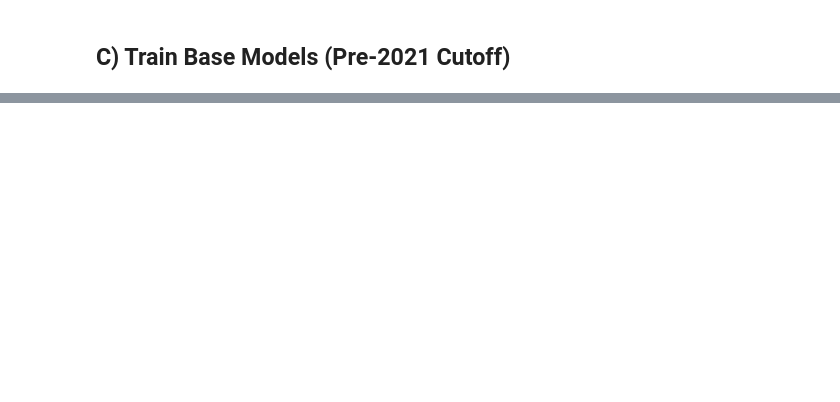
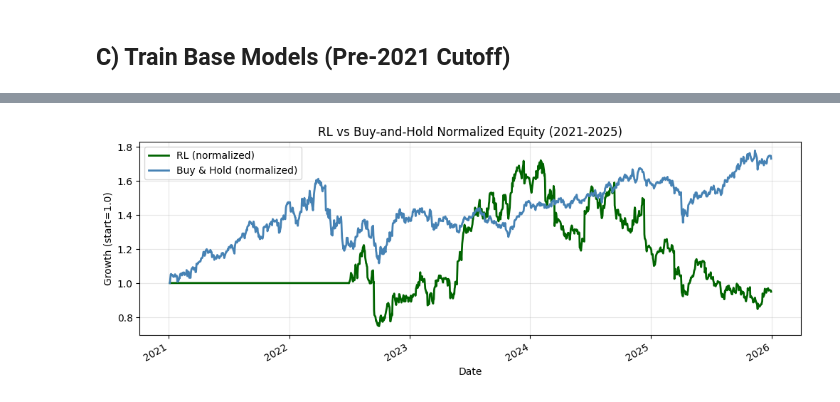
Before and after one commit to quantarb/optimal_trader, a Jupyter notebook: notebook_traditional_ml_backtest_from_2025.ipynb, the cells around one changed output, grey strips where cells are left out. Cells and saved outputs as stored; diff of their text form; code cells hidden in the pictures; blank space fills up the shorter version.

Commit message:
Refactor RL workflow/modules and unify backtest execution

```diff
--- a/notebook_traditional_ml_backtest_from_2025.ipynb
+++ b/notebook_traditional_ml_backtest_from_2025.ipynb
@@ -91,11 +125,16 @@ universe = tuple(build_large_liquid_universe_single_call(
     includeAllShareClasses=False,
     limit=10000,
 ))
+
+if APP_CFG["universe"]["size"] is not None:
+    universe = tuple(universe[: int(APP_CFG["universe"]["size"])])
+
+universe = universe
 if len(universe) == 0:
     raise RuntimeError("Screener returned 0 symbols.")
 
-START_DATE = "1980-01-01"
-END_DATE = BT_END.strftime("%Y-%m-%d")
+START_DATE = APP_CFG["dates"]["data_start"]
+END_DATE = pd.Timestamp(APP_CFG["dates"]["bt_end"]).strftime("%Y-%m-%d")
 
 technical_df, technical_cols = build_technical_dataframe(
     ctx=ctx,
@@ -958,0 +477,78 @@ display(wide_sharpe.loc[[c for c in top_cases if c in wide_sharpe.index]])
+# %%
+# 8) Buy-and-hold benchmark (strategy + unified backtest engine)
+bh_strategy = BuyAndHoldEqualWeightStrategy(
+    price_col="close",
+    gross_exposure=1.0,
+    top_k=None,
+    liquidate_on_last_day=True,
+)
+
+bh_res = backtest_panel(panel=bt_panel_5y, strategy=bh_strategy, cfg=cfg)
+bh_eq = bh_res.equity_curve.rename("equity")
+bh_ret = bh_res.returns.rename("returns")
+
+# Align benchmark to RL evaluation dates for apples-to-apples comparison tables.
+bh_eq = bh_eq.reindex(rl_combined_eq.index).ffill()
+bh_ret = bh_ret.reindex(rl_combined_ret.index).fillna(0.0)
+
+bh_total_return_pct = float((bh_eq.iloc[-1] / bh_eq.iloc[0] - 1.0) * 100.0) if len(bh_eq) else np.nan
+bh_sharpe = float((bh_ret.mean() / bh_ret.std(ddof=0)) * np.sqrt(252.0)) if bh_ret.std(ddof=0) > 1e-12 else np.nan
+bh_mdd = float((((bh_eq / bh_eq.cummax()) - 1.0).min()) * 100.0) if len(bh_eq) else np.nan
+
+bh_yearly_rows = []
+for yr in FROZEN_BT_YEARS:
+    yret = bh_ret.loc[(bh_ret.index >= pd.Timestamp(f"{yr}-01-01")) & (bh_ret.index <= pd.Timestamp(f"{yr}-12-31"))]
+    yeq = (1.0 + yret).cumprod()
+    y_total = float((yeq.iloc[-1] - 1.0) * 100.0) if len(yeq) else np.nan
+    y_sharpe = float((yret.mean() / yret.std(ddof=0)) * np.sqrt(252.0)) if len(yret) and yret.std(ddof=0) > 1e-12 else np.nan
+    y_mdd = float((((yeq / yeq.cummax()) - 1.0).min()) * 100.0) if len(yeq) else np.nan
+    bh_yearly_rows.append({
+        "mode": "buy_and_hold_equal_weight_strategy",
+        "test_year": int(yr),
+        "total_return_pct": y_total,
+        "sharpe": y_sharpe,
+        "max_drawdown_pct": y_mdd,
+    })
+
+bh_yearly_df = pd.DataFrame(bh_yearly_rows)
+print("Buy-and-hold yearly OOS results (strategy):")
+display(bh_yearly_df)
+
+comparison_df = pd.DataFrame([
+    {
+        "mode": "rl_agent_a2c",
+        "total_return_pct": float(first_backtest_summary.iloc[0]["combined_total_return_pct"]),
+        "sharpe": float(first_backtest_summary.iloc[0]["combined_sharpe"]),
+        "max_drawdown_pct": float(first_backtest_summary.iloc[0]["combined_max_drawdown_pct"]),
+    },
+    {
+        "mode": "buy_and_hold_equal_weight_strategy",
+        "total_return_pct": bh_total_return_pct,
+        "sharpe": bh_sharpe,
+        "max_drawdown_pct": bh_mdd,
+    },
+])
+print("RL vs Buy-and-Hold comparison (combined 5-year):")
+display(comparison_df)
+
+# Plot normalized equity so both curves are comparable on one axis.
+rl_norm = rl_combined_eq / max(float(rl_combined_eq.iloc[0]), 1e-12)
+bh_norm = bh_eq / max(float(bh_eq.iloc[0]), 1e-12)
+
+fig, ax = plt.subplots(figsize=(12, 4))
+rl_norm.plot(ax=ax, lw=2, label="RL (normalized)", color="darkgreen")
+bh_norm.plot(ax=ax, lw=2, label="Buy & Hold (normalized)", color="steelblue")
+ax.set_title(f"RL vs Buy-and-Hold Normalized Equity ({FROZEN_BT_YEARS[0]}-{FROZEN_BT_YEARS[-1]})")
+ax.set_xlabel("Date")
+ax.set_ylabel("Growth (start=1.0)")
+ax.grid(True, alpha=0.3)
+ax.legend()
+plt.show()
+
+display(pd.DataFrame({
+    "rl_equity": rl_combined_eq,
+    "bh_equity": bh_eq,
+    "rl_returns": rl_combined_ret,
+    "bh_returns": bh_ret,
+}).tail())
+# %% [output]
@@ -958,0 +566 @@ display(wide_sharpe.loc[[c for c in top_cases if c in wide_sharpe.index]])
+[figure, added]
```
Also changed, not shown: parts of 19 cells of this notebook, 8 other files.
